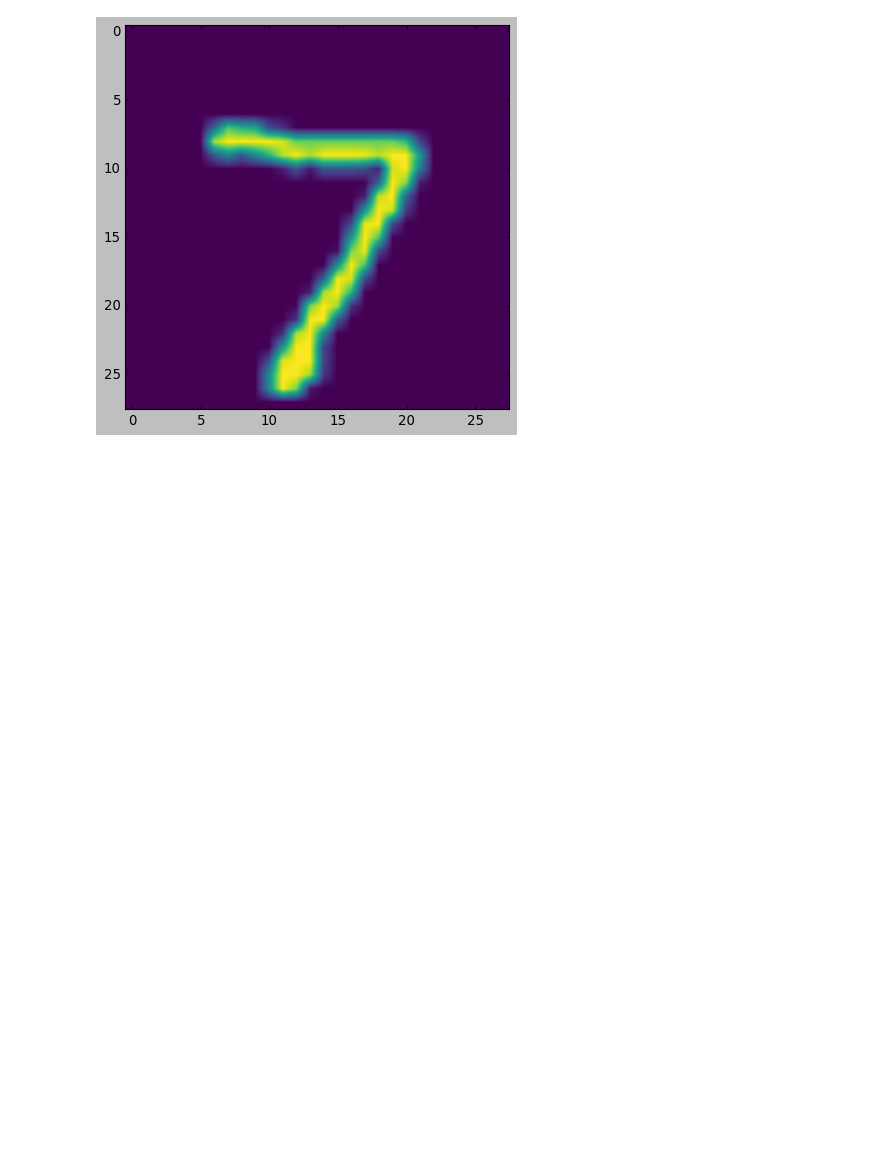
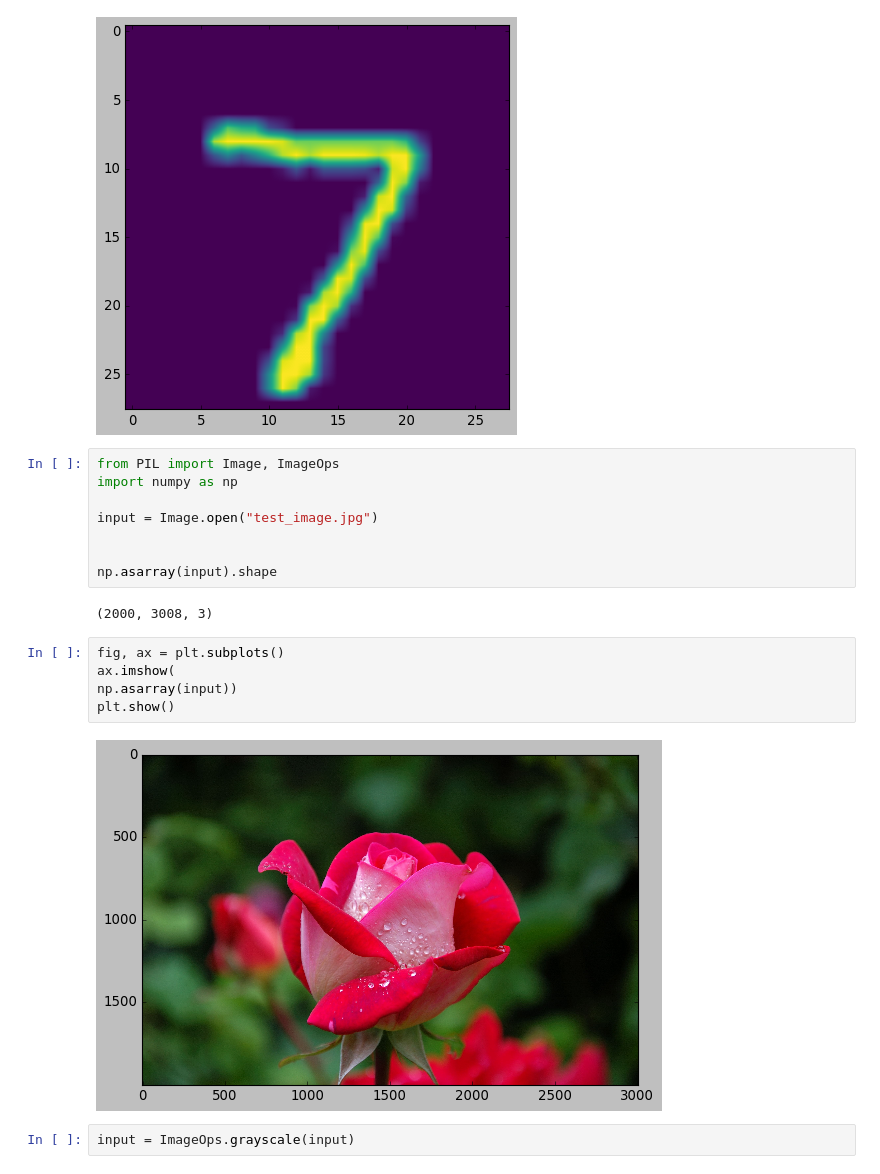
Before and after one commit to NikhilTilak/DS_revision, a Jupyter notebook: mnist.ipynb, the cells around one changed output. Saved outputs shown, nothing was run; the diff lists cells and outputs as text; blank space fills up the shorter version.

```diff
--- a/mnist.ipynb
+++ b/mnist.ipynb
@@ -120,3 +122,22 @@ ax.imshow(x_test[0], cmap='viridis', interpolation=None)
 plt.show()
 # %% [output]
 [figure]
+# %%
+from PIL import Image, ImageOps
+import numpy as np
+
+input = Image.open("test_image.jpg")
+
+
+np.asarray(input).shape
+# %% [output]
+(2000, 3008, 3)
+# %%
+fig, ax = plt.subplots()
+ax.imshow(
+np.asarray(input))
+plt.show()
+# %% [output]
+[figure, added]
+# %%
+input = ImageOps.grayscale(input)
```
Also changed, not shown: parts of 14 cells of this notebook.
